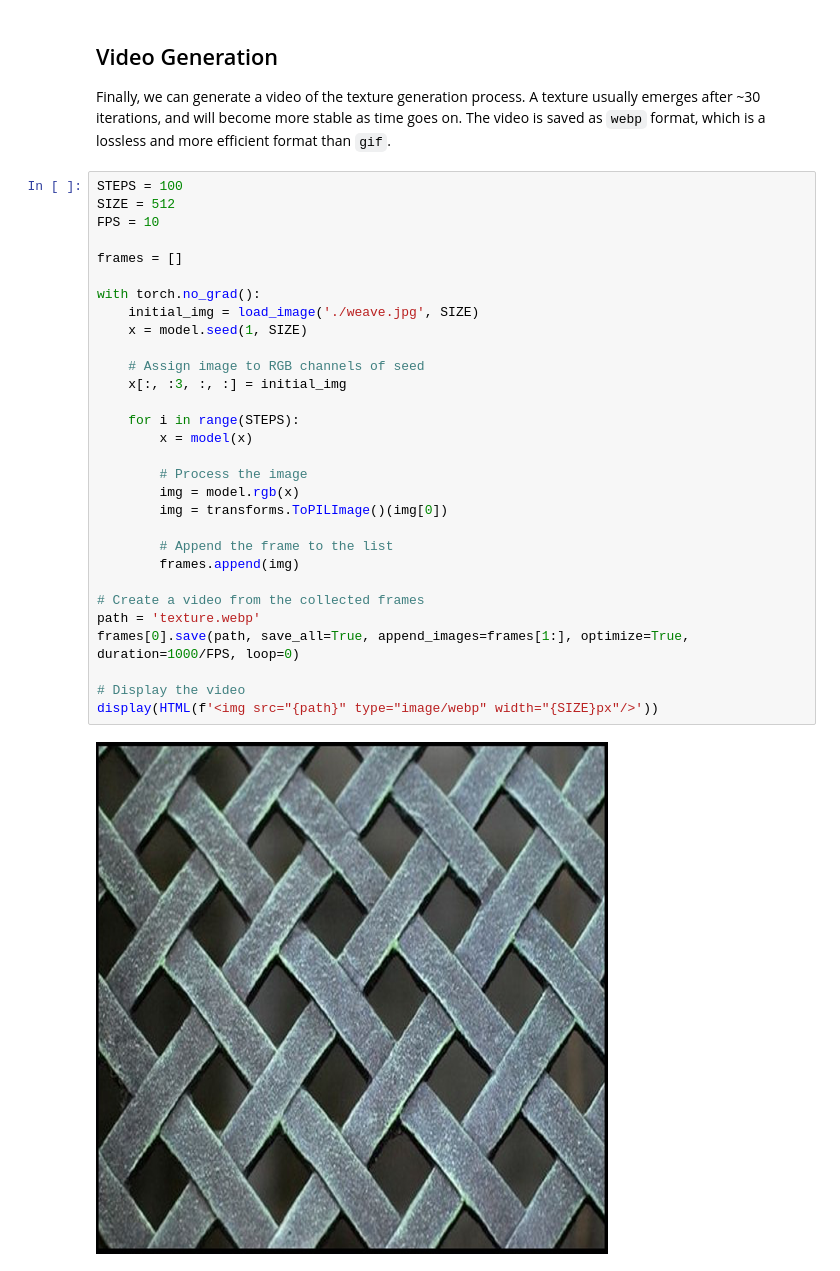
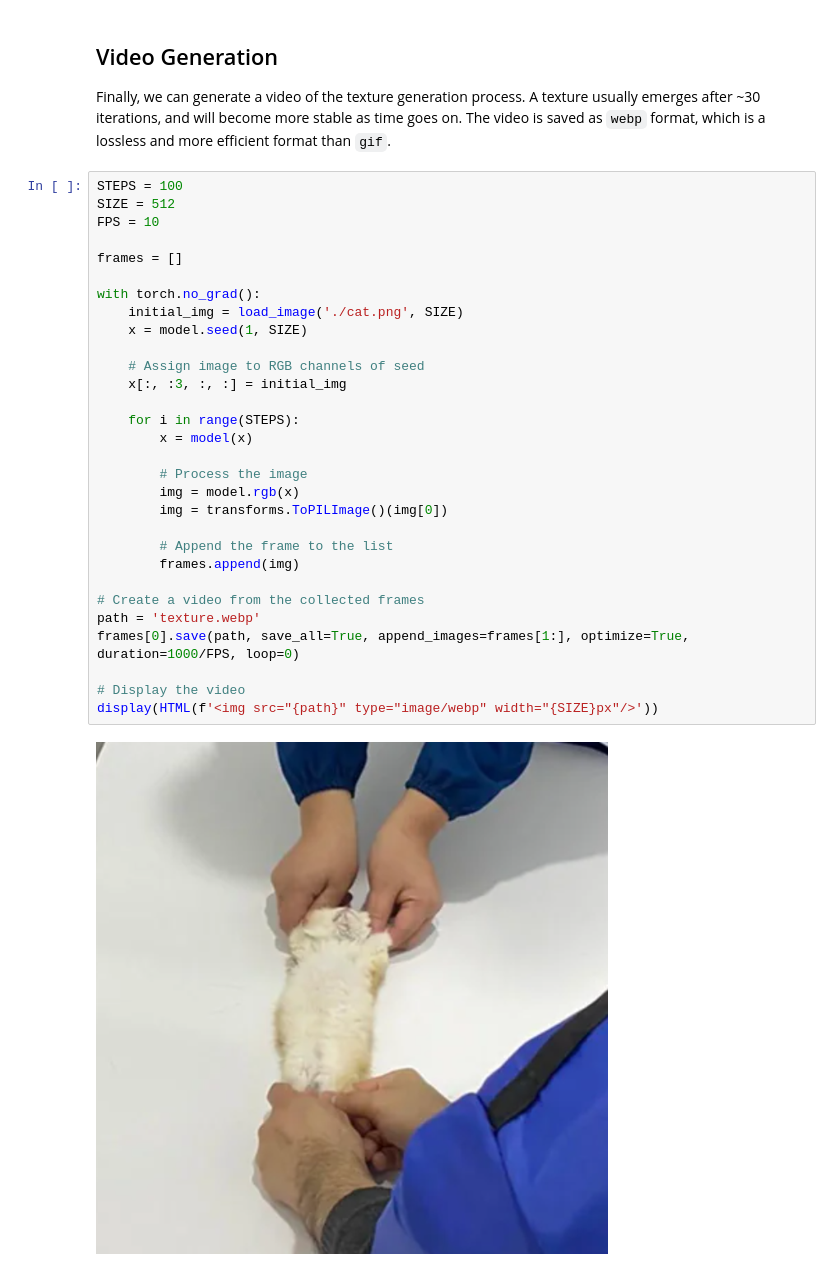
Before and after one commit to MonashDeepNeuron/Neural-Cellular-Automata, a Jupyter notebook: TorchModels/Texture/textures.ipynb, the cells around one changed output. Cells and saved outputs as stored; diff of their text form.

Commit message:
feat: use alternate image

```diff
--- a/TorchModels/Texture/textures.ipynb
+++ b/TorchModels/Texture/textures.ipynb
@@ -221,33 +221,33 @@ The video is saved as `webp` format, which is a lossless and more efficient form
 # %%
 STEPS = 100
 SIZE = 512
 FPS = 10
 
 frames = []
 
 with torch.no_grad():
-    initial_img = load_image('./weave.jpg', SIZE)
+    initial_img = load_image('./cat.png', SIZE)
     x = model.seed(1, SIZE)
 
     # Assign image to RGB channels of seed
     x[:, :3, :, :] = initial_img
 
     for i in range(STEPS):
         x = model(x)
 
         # Process the image
         img = model.rgb(x)
         img = transforms.ToPILImage()(img[0])
 
         # Append the frame to the list
         frames.append(img)
 
 # Create a video from the collected frames
 path = 'texture.webp'
 frames[0].save(path, save_all=True, append_images=frames[1:], optimize=True, duration=1000/FPS, loop=0)
 
 # Display the video
 display(HTML(f'<img src="{path}" type="image/webp" width="{SIZE}px"/>'))
 # %% [output]
-[figure, old version]
+[figure, new version]
 [interactive output not drawn]
```
Also changed, not shown: 2 other files.
